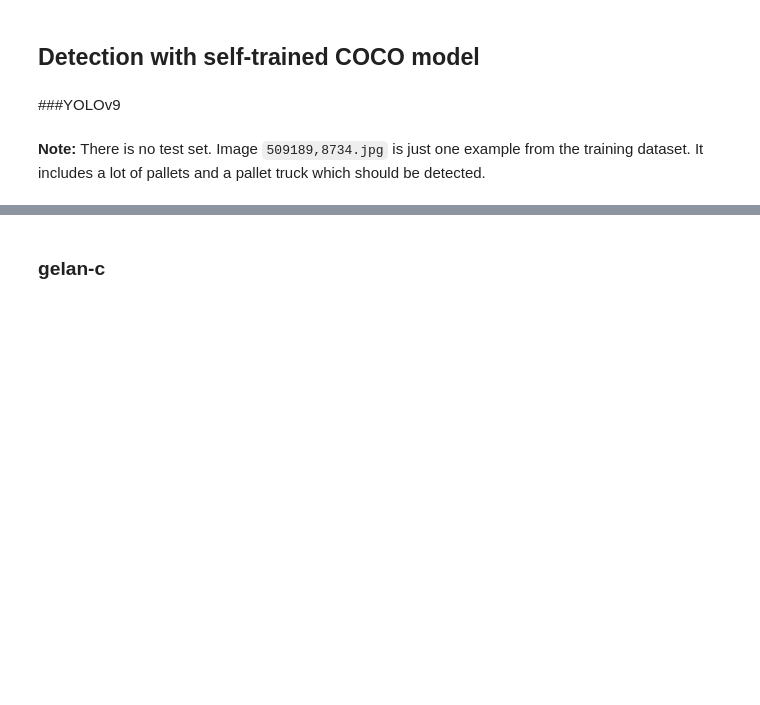
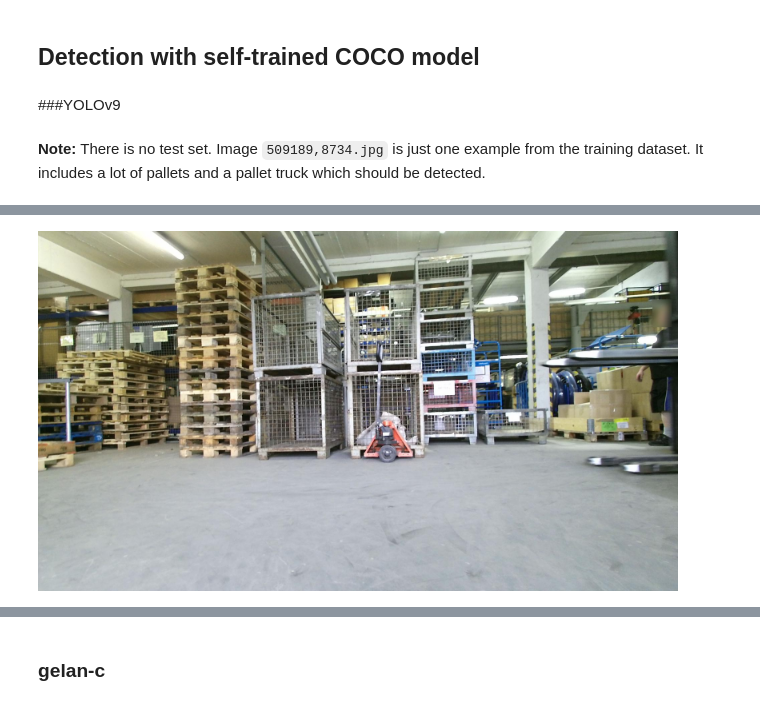
Before and after one commit to KoniHD/yolov9, a Jupyter notebook: train-yolov9.ipynb, the cells around one changed output, grey strips where cells are left out. Saved outputs shown, nothing was run; the diff lists cells and outputs as text; code cells hidden in the pictures; blank space fills up the shorter version.

```diff
--- a/train-yolov9.ipynb
+++ b/train-yolov9.ipynb
@@ -153,3 +153,9 @@ Results saved to yolov9/runs/detect/exp2
+# %%
+from IPython.display import Image
+
+Image(filename=f"{YOLO}/loco/images/val/509189,8734.jpg", width=640)    # or maybe width=640???
+# %% [output]
+[figure, added]
 # %%
 from IPython.display import Image
 
```
Also changed, not shown: parts of 15 cells of this notebook.
